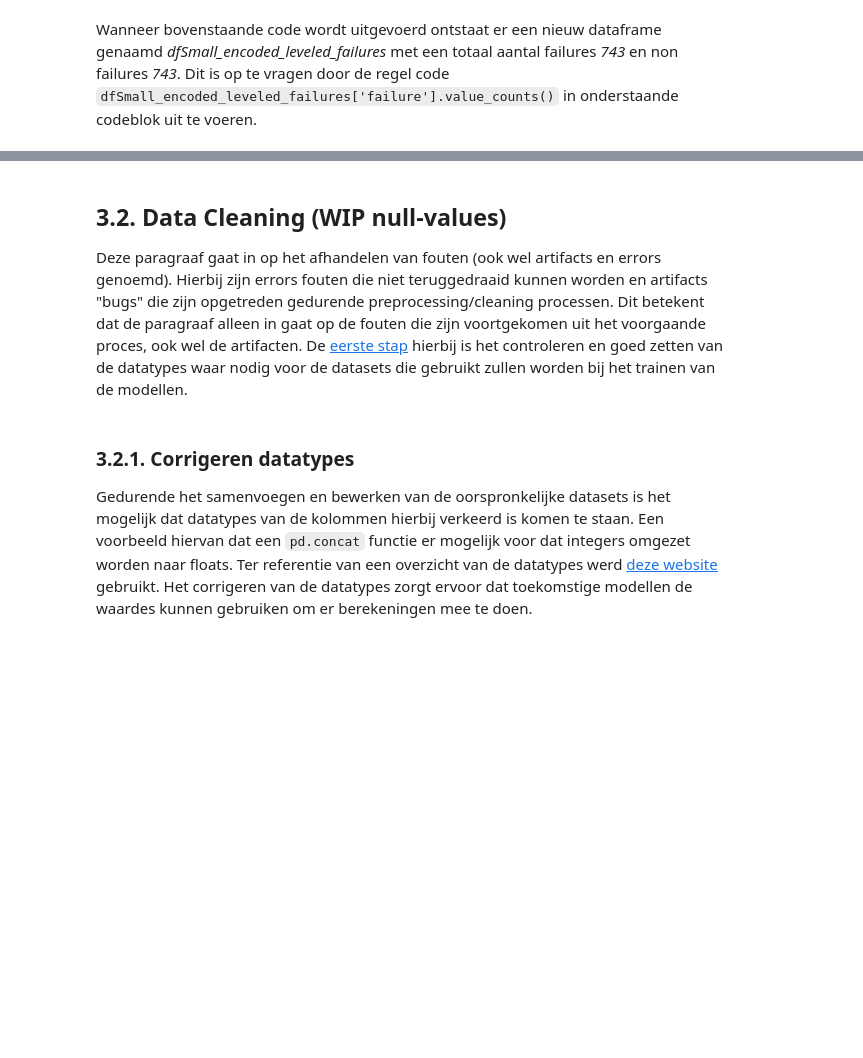
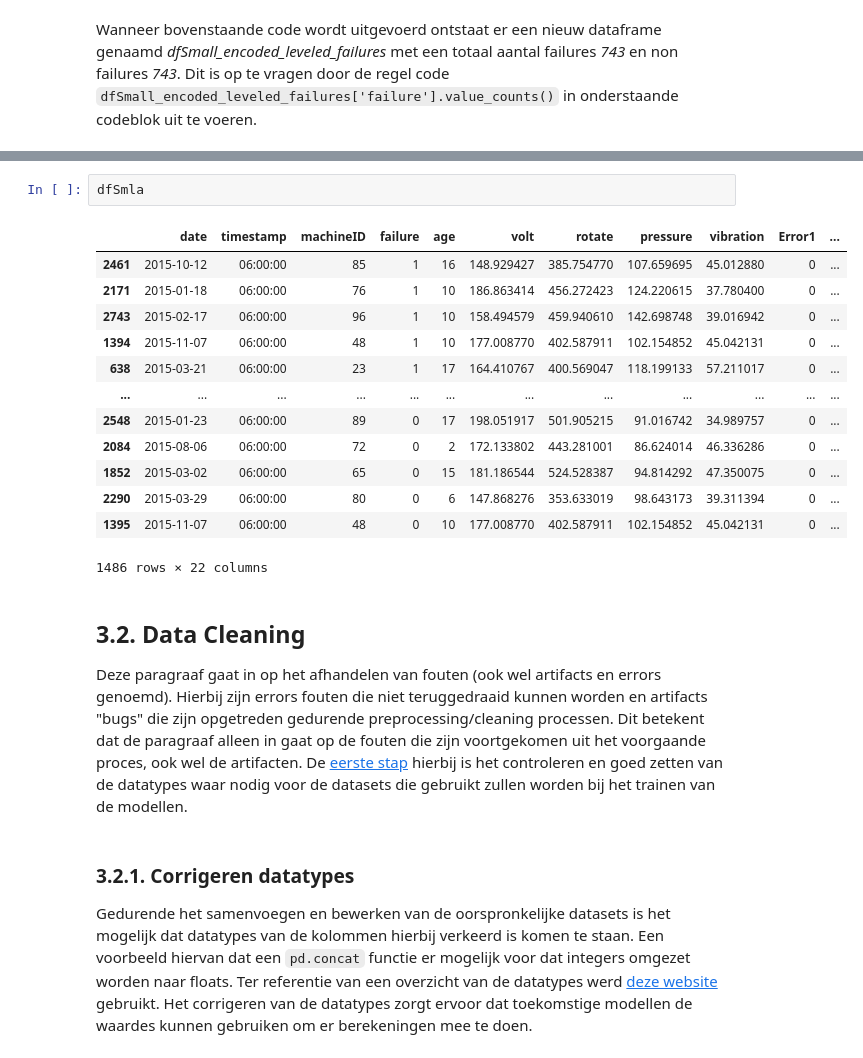
Before and after one commit to Intux404/Predictive_Maintenance, a Jupyter notebook: Predictive_Maintenance_nieuw.ipynb, the cells around one changed output, grey strips where cells are left out. Saved outputs shown, nothing was run; the diff lists cells and outputs as text; blank space fills up the shorter version.

```diff
--- a/Predictive_Maintenance_nieuw.ipynb
+++ b/Predictive_Maintenance_nieuw.ipynb
@@ -638,5 +599,21 @@ df_encoded
+# %%
+dfSmla
+# %% [output]
+|  | date | timestamp | machineID | failure | age | volt | rotate | pressure | vibration | Error1 | ... |
+| 2461 | 2015-10-12 | 06:00:00 | 85 | 1 | 16 | 148.929427 | 385.754770 | 107.659695 | 45.012880 | 0 | ... |
+| 2171 | 2015-01-18 | 06:00:00 | 76 | 1 | 10 | 186.863414 | 456.272423 | 124.220615 | 37.780400 | 0 | ... |
+| 2743 | 2015-02-17 | 06:00:00 | 96 | 1 | 10 | 158.494579 | 459.940610 | 142.698748 | 39.016942 | 0 | ... |
+| 1394 | 2015-11-07 | 06:00:00 | 48 | 1 | 10 | 177.008770 | 402.587911 | 102.154852 | 45.042131 | 0 | ... |
+| 638 | 2015-03-21 | 06:00:00 | 23 | 1 | 17 | 164.410767 | 400.569047 | 118.199133 | 57.211017 | 0 | ... |
+| ... | ... | ... | ... | ... | ... | ... | ... | ... | ... | ... | ... |
+| 2548 | 2015-01-23 | 06:00:00 | 89 | 0 | 17 | 198.051917 | 501.905215 | 91.016742 | 34.989757 | 0 | ... |
+| 2084 | 2015-08-06 | 06:00:00 | 72 | 0 | 2 | 172.133802 | 443.281001 | 86.624014 | 46.336286 | 0 | ... |
+| 1852 | 2015-03-02 | 06:00:00 | 65 | 0 | 15 | 181.186544 | 524.528387 | 94.814292 | 47.350075 | 0 | ... |
+| 2290 | 2015-03-29 | 06:00:00 | 80 | 0 | 6 | 147.868276 | 353.633019 | 98.643173 | 39.311394 | 0 | ... |
+| 1395 | 2015-11-07 | 06:00:00 | 48 | 0 | 10 | 177.008770 | 402.587911 | 102.154852 | 45.042131 | 0 | ... |
+1486 rows × 22 columns
 # %% [markdown]
-## 3.2. Data Cleaning (WIP null-values) <a class="anchor" id="Chapter3.2"></a><br>
+## 3.2. Data Cleaning <a class="anchor" id="Chapter3.2"></a><br>
 
 Deze paragraaf gaat in op het afhandelen van fouten (ook wel artifacts en errors genoemd). Hierbij zijn errors fouten die niet teruggedraaid kunnen worden en artifacts "bugs" die zijn opgetreden gedurende preprocessing/cleaning processen. Dit betekent dat de paragraaf alleen in gaat op de fouten die zijn voortgekomen uit het voorgaande proces, ook wel de artifacten. De [eerste stap](#Chapter3.2.1) hierbij is het controleren en goed zetten van de datatypes waar nodig voor de datasets die gebruikt zullen worden bij het trainen van de modellen.
 # %% [markdown]
```
Also changed, not shown: parts of 35 cells of this notebook.
